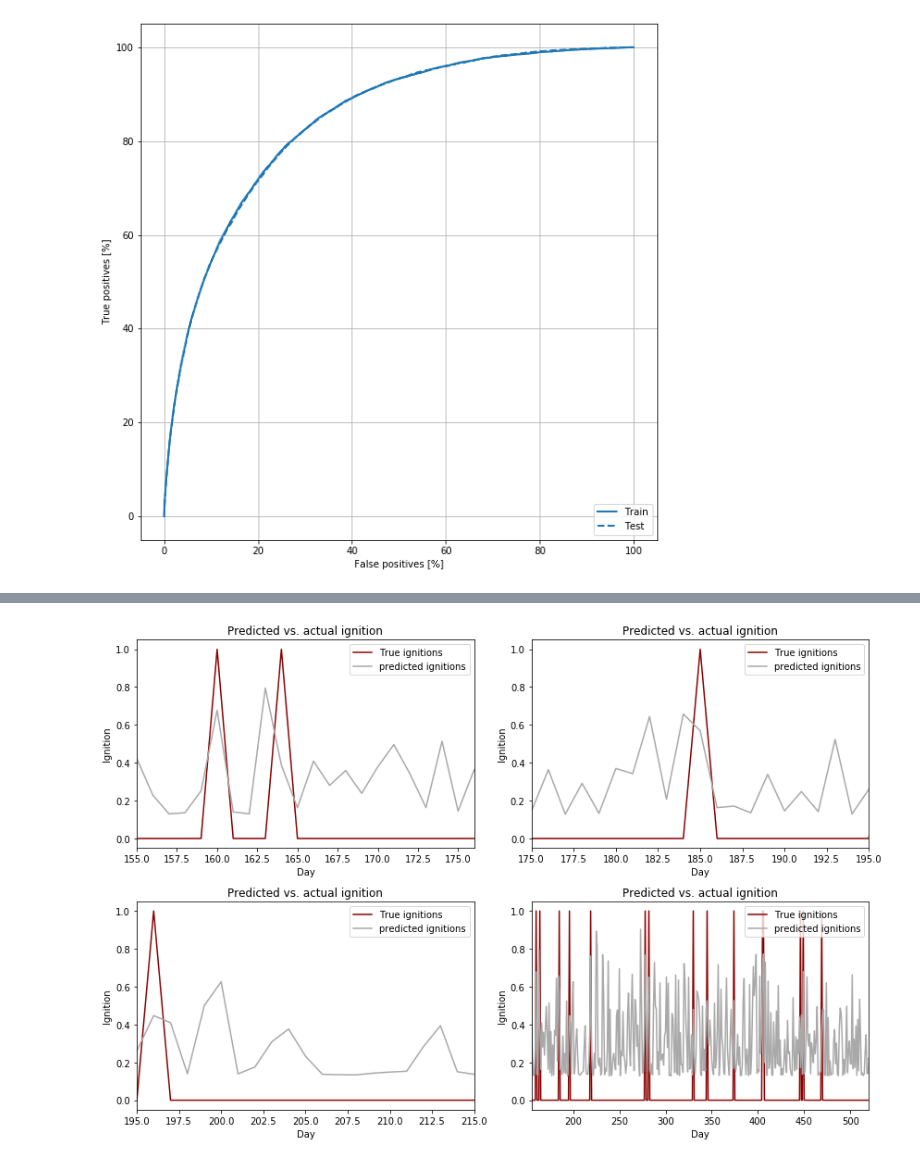
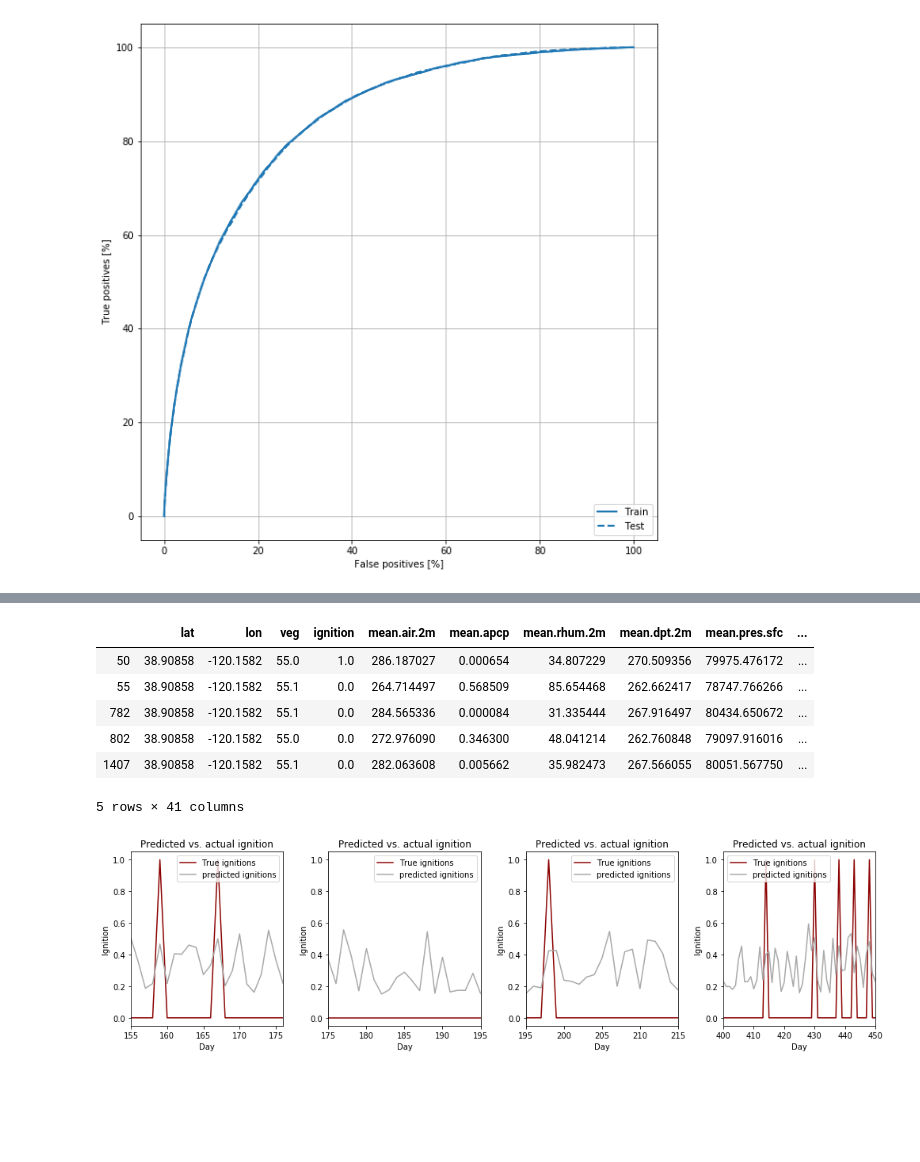
Before and after one commit to aristyogresearch/wildfire, a Jupyter notebook: notebooks/keras_MLP_skopt.ipynb, the cells around one changed output, grey strips where cells are left out. Saved outputs shown, nothing was run; the diff lists cells and outputs as text; code cells hidden in the pictures; blank space fills up the shorter version.

Commit message:
Made figures for simple MLP

```diff
--- a/notebooks/keras_MLP_skopt.ipynb
+++ b/notebooks/keras_MLP_skopt.ipynb
@@ -723,12 +712,12 @@ winning_hyperparams
 # 0.001, 2, 30, 0.5, 0.1, 0.5, 15 defaults
 # %%
 learning_rate = winning_hyperparams['learning_rate'] / 10
-learning_rate = 0.0001
+learning_rate = 0.001
 hidden_layers = winning_hyperparams['hidden_layers']
 units_per_layer = winning_hyperparams['neurons_per_layer']
 dropout_rate = winning_hyperparams['dropout_rate']
 l2_lambda = winning_hyperparams['l2_lambda']
-#l2_lambda = 0.005
+#l2_lambda = 0.05
 class_0_weight = winning_hyperparams['class_0_weight']
 #class_0_weight = 0.6
 class_1_weight = winning_hyperparams['class_1_weight']
@@ -738,7 +727,7 @@ output_bias = tf.keras.initializers.Constant(initial_bias)
 
 class_weight = {0: class_0_weight, 1: class_1_weight}
 
-EPOCHS = 50
+EPOCHS = 100
 BATCH_SIZE = 100000
 STEPS_PER_EPOCH = (len(training_data) * 1) // BATCH_SIZE
 VALIDATION_STEPS = (len(validation_data) * 1) // BATCH_SIZE
@@ -858,3 +862,11 @@ test_data.head()
 # %%
 # Pick one spatial bin with fires
-data = data[(data['lat'] == 39.42233) & (data['lon'] == -120.6546)]
+test_data = test_data[(test_data['lat'] == 38.90858) & (test_data['lon'] == -120.1582)]
+# %% [output]
+|  | lat | lon | veg | ignition | mean.air.2m | mean.apcp | mean.rhum.2m | mean.dpt.2m | mean.pres.sfc | ... |
+| 50 | 38.90858 | -120.1582 | 55.0 | 1.0 | 286.187027 | 0.000654 | 34.807229 | 270.509356 | 79975.476172 | ... |
+| 55 | 38.90858 | -120.1582 | 55.1 | 0.0 | 264.714497 | 0.568509 | 85.654468 | 262.662417 | 78747.766266 | ... |
+| 782 | 38.90858 | -120.1582 | 55.1 | 0.0 | 284.565336 | 0.000084 | 31.335444 | 267.916497 | 80434.650672 | ... |
+| 802 | 38.90858 | -120.1582 | 55.0 | 0.0 | 272.976090 | 0.346300 | 48.041214 | 262.760848 | 79097.916016 | ... |
+| 1407 | 38.90858 | -120.1582 | 55.1 | 0.0 | 282.063608 | 0.005662 | 35.982473 | 267.566055 | 80051.567750 | ... |
+5 rows × 41 columns
@@ -862,9 +884,9 @@ data = data[(data['lat'] == 39.42233) & (data['lon'] == -120.6546)]
 import matplotlib.pyplot as plt
 %matplotlib inline
 
-plt.subplots(2,2,figsize=(12,8))
+plt.subplots(1,4,figsize=(14,4))
 
-plt.subplot(2, 2, 1)
+plt.subplot(1, 4, 1)
 
 plt.plot(
     range(len(test_labels)),
@@ -885,7 +907,7 @@ plt.title('Predicted vs. actual ignition')
 plt.legend()
 plt.xlim(155,176)
 
-plt.subplot(2, 2, 2)
+plt.subplot(1, 4, 2)
 
 plt.plot(
     range(len(test_labels)),
@@ -906,7 +928,7 @@ plt.title('Predicted vs. actual ignition')
 plt.legend()
 plt.xlim(175,195)
 
-plt.subplot(2, 2, 3)
+plt.subplot(1, 4, 3)
 
 plt.plot(
     range(len(test_labels)),
@@ -922,33 +944,33 @@ plt.plot(
 )
 
 plt.xlabel('Day')
 plt.ylabel('Ignition')
 plt.title('Predicted vs. actual ignition')
 plt.legend()
 plt.xlim(195,215)
 
-plt.subplot(2, 2, 4)
+plt.subplot(1, 4, 4)
 
 plt.plot(
     range(len(test_labels)),
     test_labels,
     color = "darkred",
     label ='True ignitions'
 )
 plt.plot(
     range(len(test_labels)),
     test_predictions,
     color = "darkgray",
     label ='predicted ignitions'
 )
 
 plt.xlabel('Day')
 plt.ylabel('Ignition')
 plt.title('Predicted vs. actual ignition')
 plt.legend()
-plt.xlim(155,(155+365))
+plt.xlim(400,(450))
 
 plt.tight_layout()
 plt.show()
 # %% [output]
-[figure, old version]
+[figure, new version]
```
Also changed, not shown: parts of 13 cells of this notebook, 4 other files.
